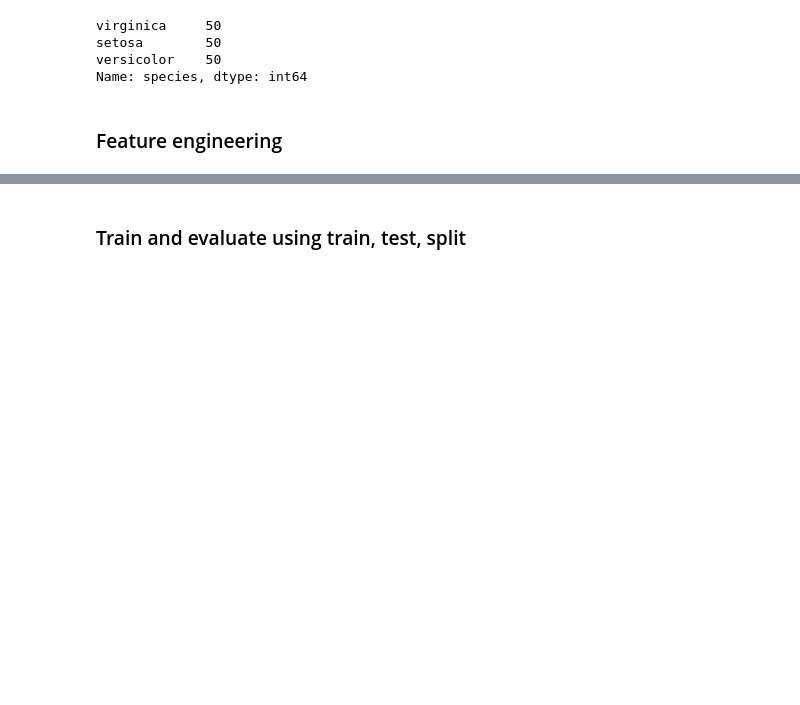
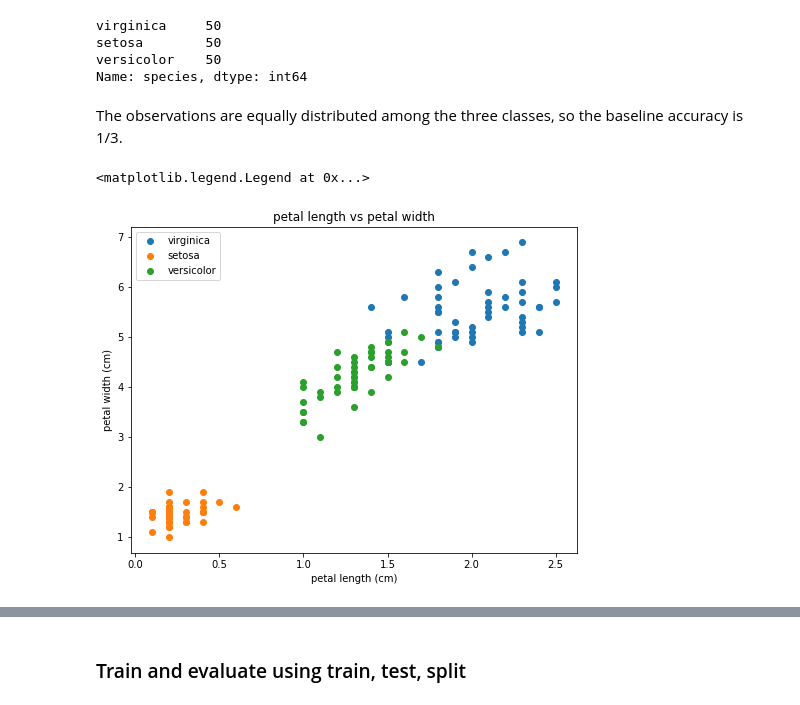
Before and after one commit to felixtan/decision-tree-classification-iris, a Jupyter notebook: iris.ipynb, the cells around one changed output, grey strips where cells are left out. Drawn from its saved outputs; the diff is of its cells as text; code cells hidden in the pictures; blank space fills up the shorter version.

Commit message:
add plots

```diff
--- a/iris.ipynb
+++ b/iris.ipynb
@@ -27,8 +39,22 @@ virginica     50
 setosa        50
 versicolor    50
 Name: species, dtype: int64
-# %% [markdown]
-### Feature engineering
-# %%
-y = df['species'].map({ 'virginica': 0, 'setosa': 1, 'versicolor': 2 })
-X = df.drop(columns=['species'])
+# %% [markdown]
+The observations are equally distributed among the three classes, so the baseline accuracy is 1/3.
+# %%
+df['species_id'] = df['species'].map({ 'virginica': 0, 'setosa': 1, 'versicolor': 2 })
+
+fig, ax = plt.subplots(figsize=(8, 6))
+ax.set_xlabel('petal length (cm)')
+ax.set_ylabel('petal width (cm)')
+ax.set_title('petal length vs petal width')
+
+for species in ['virginica', 'setosa', 'versicolor']:
+    x = df[df['species'] == species]['petal_width']
+    y = df[df['species'] == species]['petal_length']
+    ax.scatter(x, y, label=species)
+
+plt.legend()
+# %% [output]
+<matplotlib.legend.Legend at 0x...>
+[figure, added]
```
Also changed, not shown: parts of 20 cells of this notebook.
